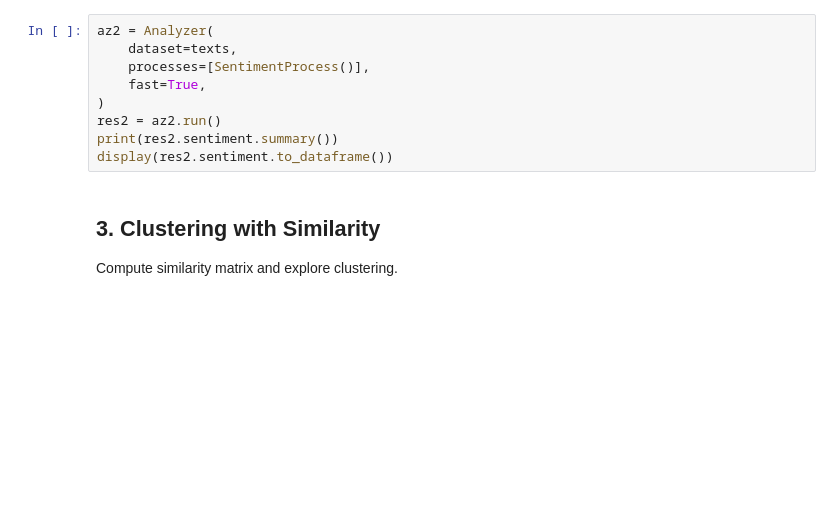
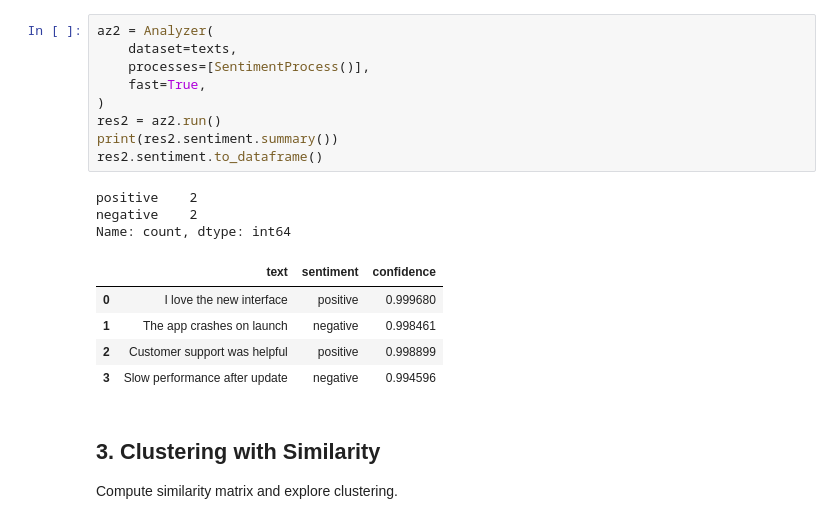
Before and after one commit to researchwiseai/pulse-py, a Jupyter notebook: examples/high_level_api.ipynb, the cells around one changed output. Drawn from its saved outputs; the diff is of its cells as text; blank space fills up the shorter version.

```diff
--- a/examples/high_level_api.ipynb
+++ b/examples/high_level_api.ipynb
@@ -47,12 +91,21 @@ Run sentiment classification as part of the same workflow.
 # %%
 az2 = Analyzer(
     dataset=texts,
     processes=[SentimentProcess()],
     fast=True,
 )
 res2 = az2.run()
 print(res2.sentiment.summary())
-display(res2.sentiment.to_dataframe())
+res2.sentiment.to_dataframe()
+# %% [output]
+positive    2
+negative    2
+Name: count, dtype: int64
+|  | text | sentiment | confidence |
+| 0 | I love the new interface | positive | 0.999680 |
+| 1 | The app crashes on launch | negative | 0.998461 |
+| 2 | Customer support was helpful | positive | 0.998899 |
+| 3 | Slow performance after update | negative | 0.994596 |
 # %% [markdown]
 ## 3. Clustering with Similarity
 Compute similarity matrix and explore clustering.
```
Also changed, not shown: parts of 11 cells of this notebook, 11 other files.
